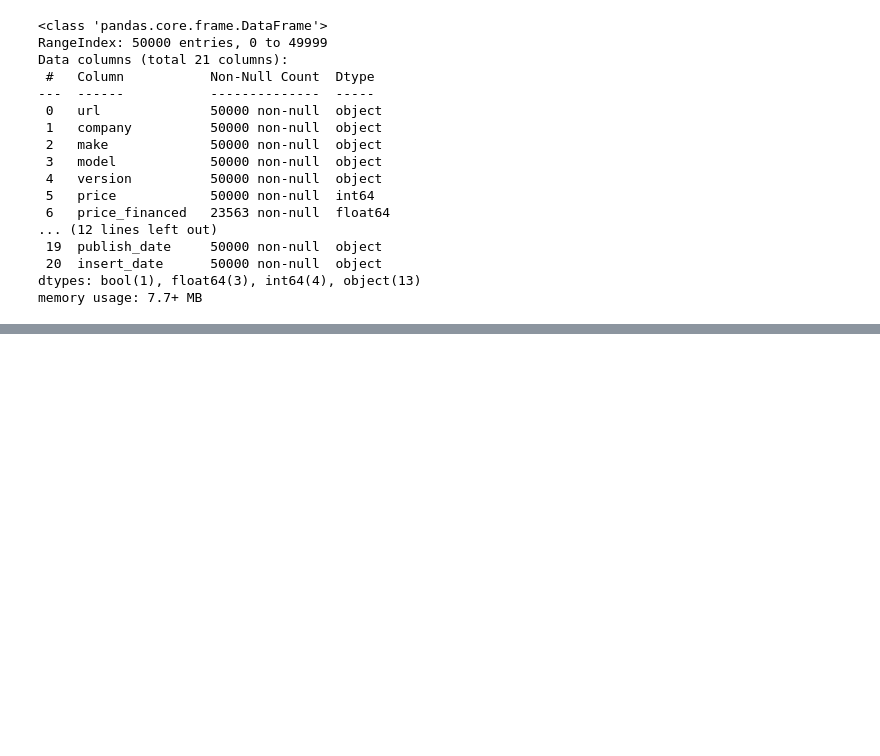
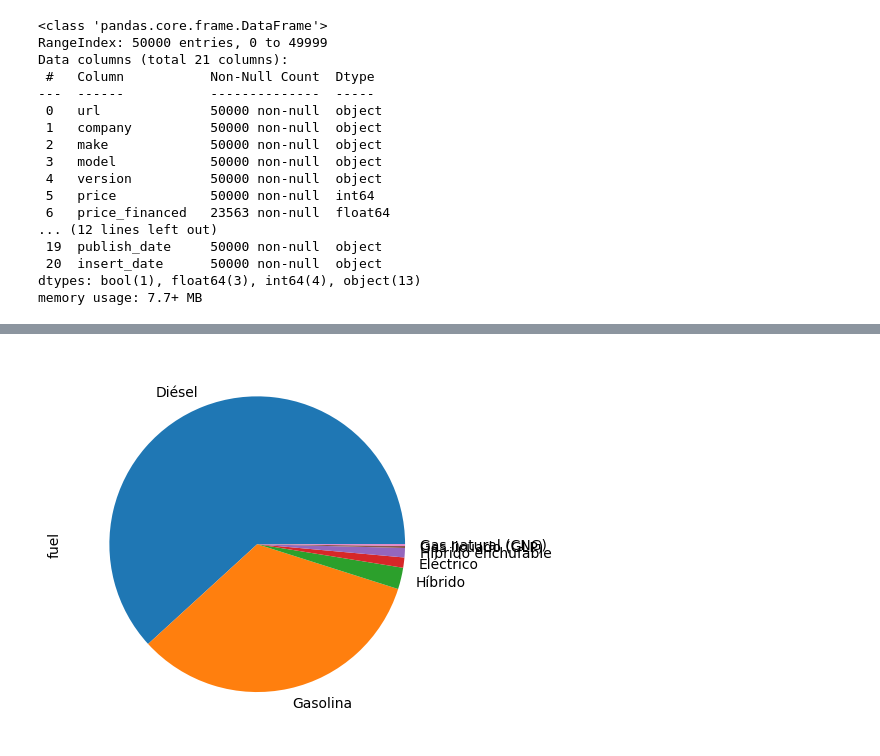
Before and after one commit to jdonosop/proyecto-portafolio, a Jupyter notebook: notebooks/Notebook_1.ipynb, the cells around one changed output, grey strips where cells are left out. Cells and saved outputs as stored; diff of their text form; code cells hidden in the pictures; blank space fills up the shorter version.

```diff
--- a/notebooks/Notebook_1.ipynb
+++ b/notebooks/Notebook_1.ipynb
@@ -150,0 +249,4 @@ dtype: float64
+# %%
+df.fuel.value_counts().plot.pie();
+# %% [output]
+[figure, added]
```
Also changed, not shown: parts of 30 cells of this notebook.
